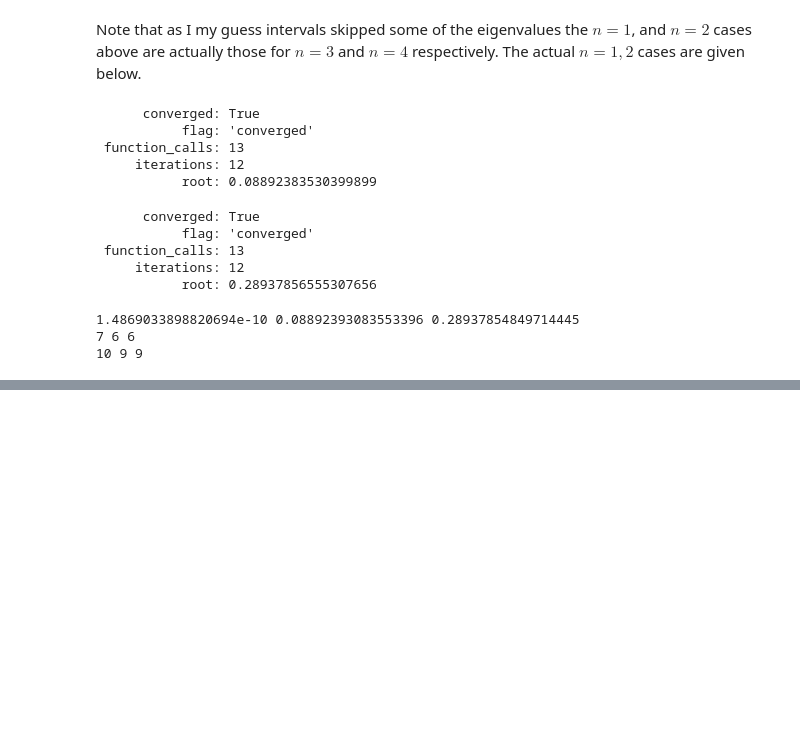
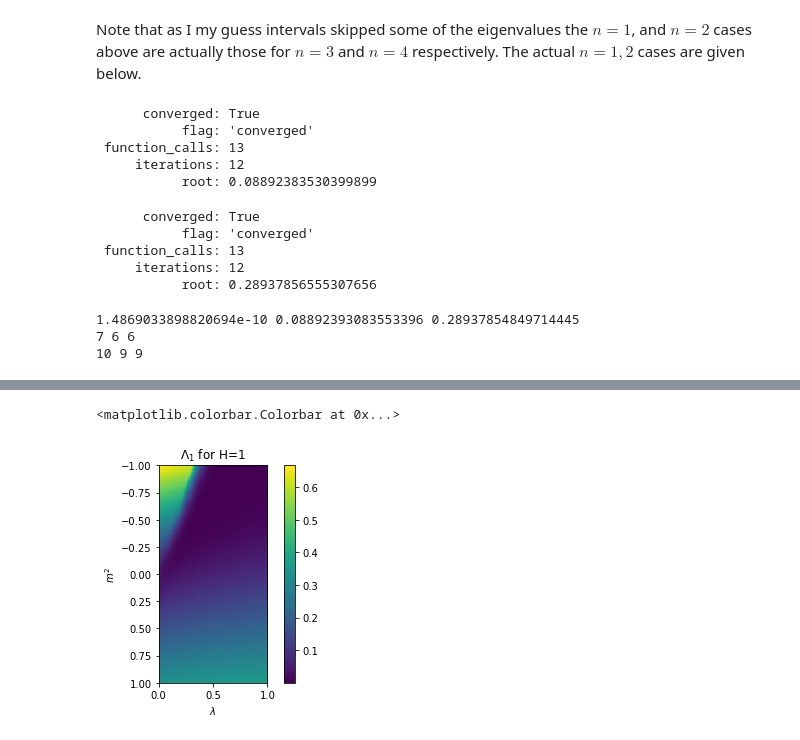
Before and after one commit to oleksiysmola/MSci-Project-Solving-the-Fokker-Planck-equation, a Jupyter notebook: Quartic Potential.ipynb, the cells around one changed output, grey strips where cells are left out. Cells and saved outputs as stored; diff of their text form; code cells hidden in the pictures; blank space fills up the shorter version.

```diff
--- a/Quartic Potential.ipynb
+++ b/Quartic Potential.ipynb
@@ -376,0 +628,48 @@ print(brent_function_calls_0, brent_function_calls_1, brent_function_calls_2)
+# %%
+# Range of parameter values
+mass_squared_values = np.linspace(-1, 1, 100)
+self_coupling_values = np.linspace(0, 1, 100)
+
+# Arrays to store eigenvalues
+eigenvalues_1 = np.zeros((100, 100))
+eigenvalues_2 = np.zeros((100, 100))
+
+# Initial setup for finding eigenvalues
+field = np.linspace(0, 1.8, 3000)
+tolerance = 1e-6
+eigenvalue_function = eigenfunction_finder(V_odd, field)
+eigenvalue_upper = 0.1
+eigenvalue_lower = -0.1
+
+# Loops over parameters
+for i in range(len(mass_squared_values)):
+    for j in range(len(self_coupling_values)):
+        # Scipy implementations of the Brent algoritms for n = 1
+        eigenvalue_function.mass_squared = mass_squared_values[i]
+        eigenvalue_function.self_coupling = self_coupling_values[j]
+        V_upper = eigenvalue_function.eigenfunction_full(eigenvalue_upper)
+        V_lower = eigenvalue_function.eigenfunction_full(eigenvalue_lower)
+
+        # Loop to ensure inputs into Brent algorithm are of opposite sign
+        sign_change = 0
+        while sign_change == 0:
+            if V_upper[-1]/V_lower[-1] < 0:
+                scipy_brent_1, results_brent_1 = optimize.brentq(eigenvalue_function.eigenfunction, eigenvalue_lower, eigenvalue_upper, full_output=True, xtol=tolerance)
+                eigenvalues_1[i, j] = scipy_brent_1
+                sign_change = 1
+            else:
+                eigenvalue_upper = eigenvalue_upper + 0.01
+                V_upper = eigenvalue_function.eigenfunction_full(eigenvalue_upper)
+                V_lower = eigenvalue_function.eigenfunction_full(eigenvalue_lower)
+        eigenvalue_upper = 0.1
+        eigenvalue_lower = -0.1
+# %%
+# Plotting
+plt.imshow(eigenvalues_1, extent=(0, 1, 1, -1))
+plt.xlabel("$\lambda$")
+plt.ylabel("$m^2$")
+plt.title("$\Lambda_1$ for H=1")
+plt.colorbar()
+# %% [output]
+<matplotlib.colorbar.Colorbar at 0x...>
+[figure, added]
```
Also changed, not shown: parts of 21 cells of this notebook, 1 other file.
